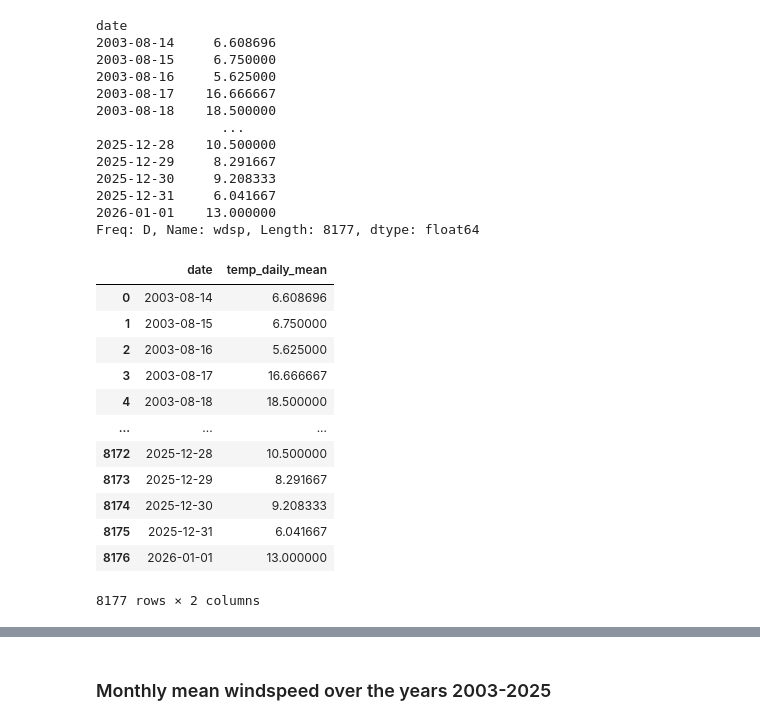
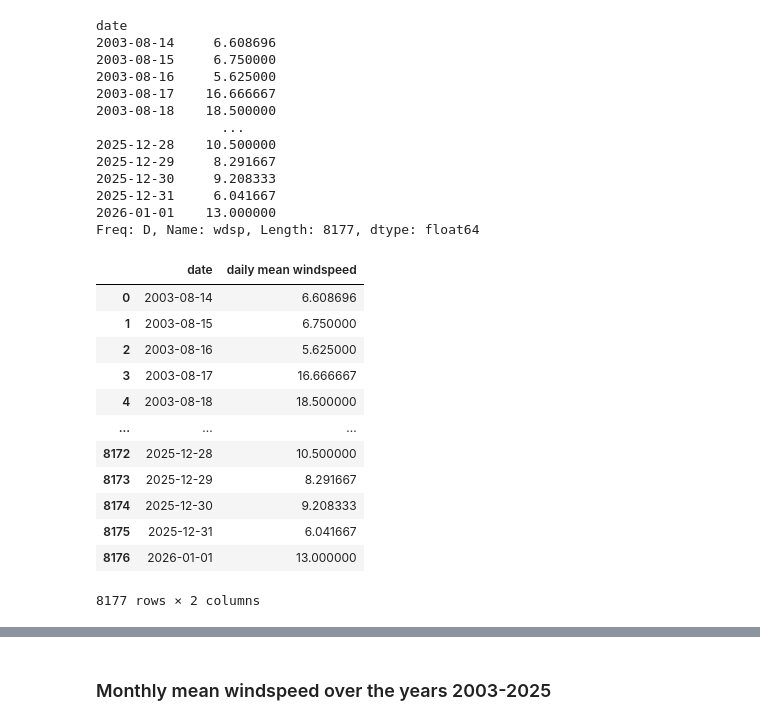
Before and after one commit to Maroua-El-Imame/programming-for-data-analytics, a Jupyter notebook: project/windspeed_analysis_project.ipynb, the cells around one changed output, grey strips where cells are left out. Drawn from its saved outputs; the diff is of its cells as text; code cells hidden in the pictures.

```diff
--- a/project/windspeed_analysis_project.ipynb
+++ b/project/windspeed_analysis_project.ipynb
@@ -291,15 +398,15 @@ date
 2026-01-01    13.000000
 Freq: D, Name: wdsp, Length: 8177, dtype: float64
 # %%
-# seaborn plots columns not index values. Index resetting tursn index into a normal column for plotting.
+# seaborn plots columns not index values. Index resetting turns index into a normal column for plotting.
 daily_df = d_mean_windspeed.reset_index()
-daily_df.columns = ['date', 'temp_daily_mean']
+daily_df.columns = ['date', 'daily mean windspeed']
 # show updated df
 daily_df
 
 # https://pandas.pydata.org/pandas-docs/stable/reference/api/pandas.DataFrame.reset_index.html
 # %% [output]
-|  | date | temp_daily_mean |
+|  | date | daily mean windspeed |
 | 0 | 2003-08-14 | 6.608696 |
 | 1 | 2003-08-15 | 6.750000 |
 | 2 | 2003-08-16 | 5.625000 |
```
Also changed, not shown: parts of 38 cells of this notebook.
